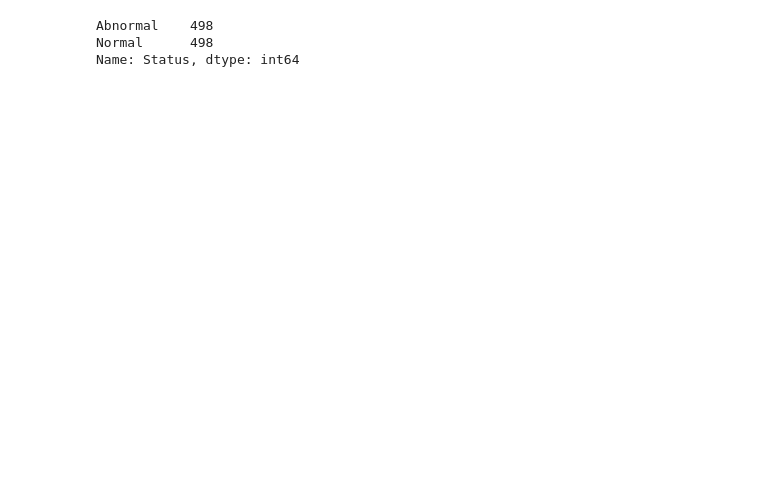
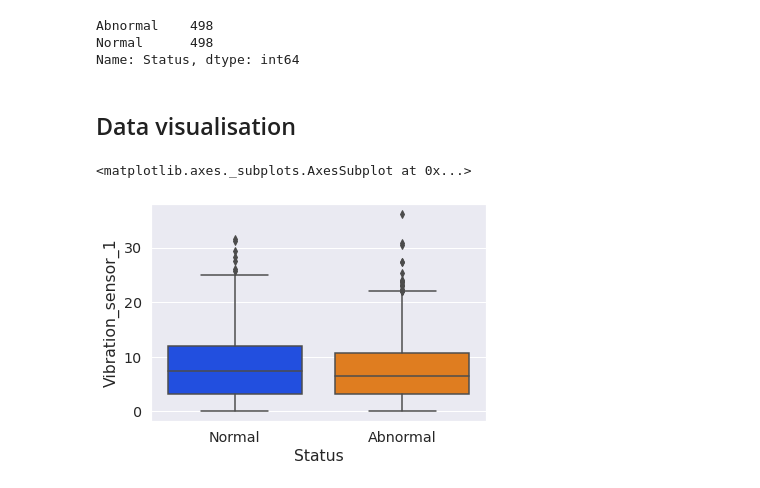
Before and after one commit to animaviridis/dmv-practicals, a Jupyter notebook: assessment/assignment2/task2.ipynb, the cells around one changed output. Saved outputs shown, nothing was run; the diff lists cells and outputs as text; code cells hidden in the pictures; blank space fills up the shorter version.

Commit message:
[Assingnment 2] Plots

```diff
--- a/assessment/assignment2/task2.ipynb
+++ b/assessment/assignment2/task2.ipynb
@@ -76,0 +46,4 @@ dtype: int64
+# %%
+# load the data file using pandas - better for generating descriptions of the data
+df = pd.read_csv('data.csv')
+df.head()
@@ -80,3 +104,10 @@ data['Status'].value_counts()
 Abnormal    498
 Normal      498
 Name: Status, dtype: int64
+# %% [markdown]
+## Data visualisation
+# %%
+sns.boxplot(data=df, x='Status', y='Vibration_sensor_1', palette='bright')
+# %% [output]
+<matplotlib.axes._subplots.AxesSubplot at 0x...>
+[figure, added]
```
Also changed, not shown: parts of 19 cells of this notebook.
